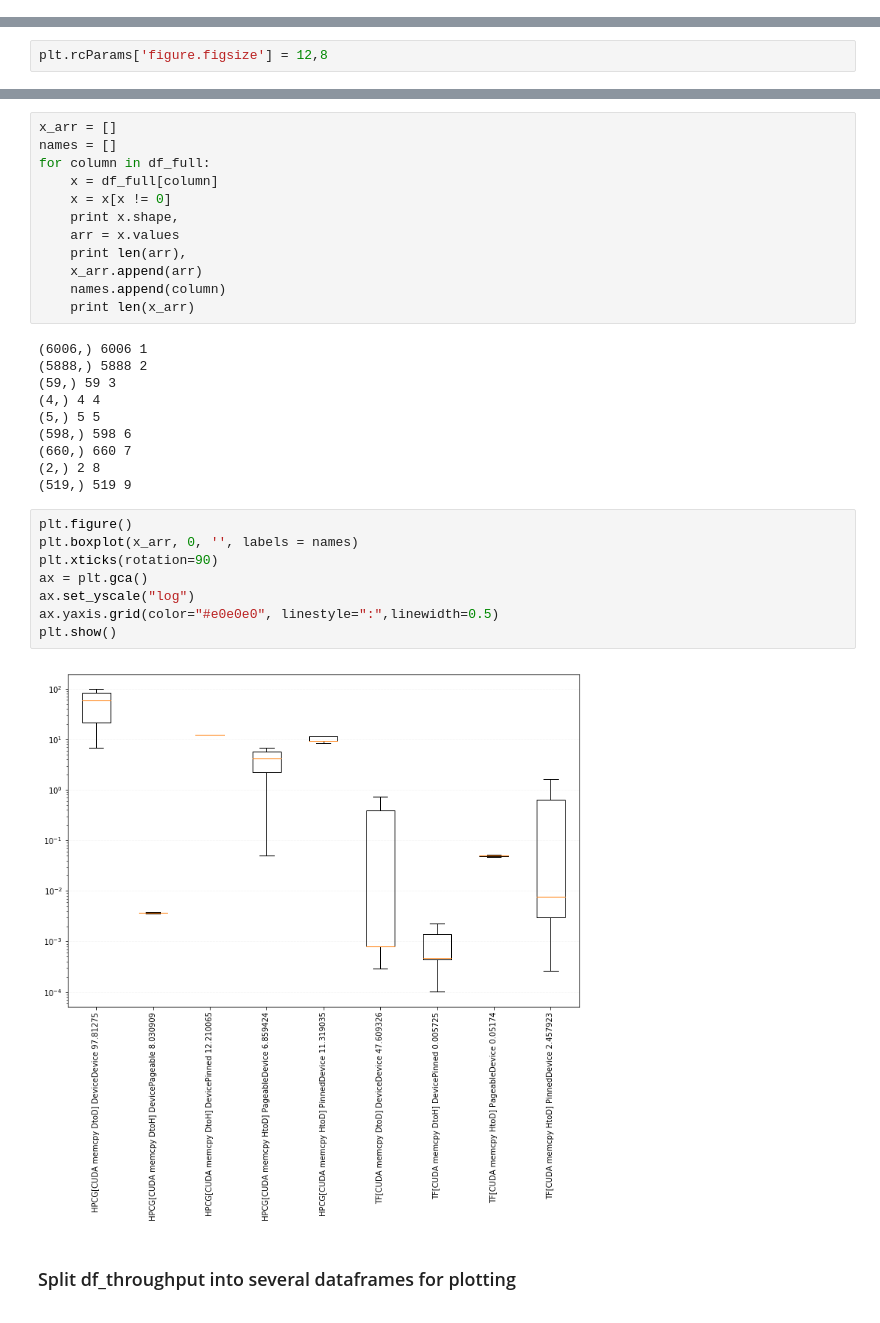
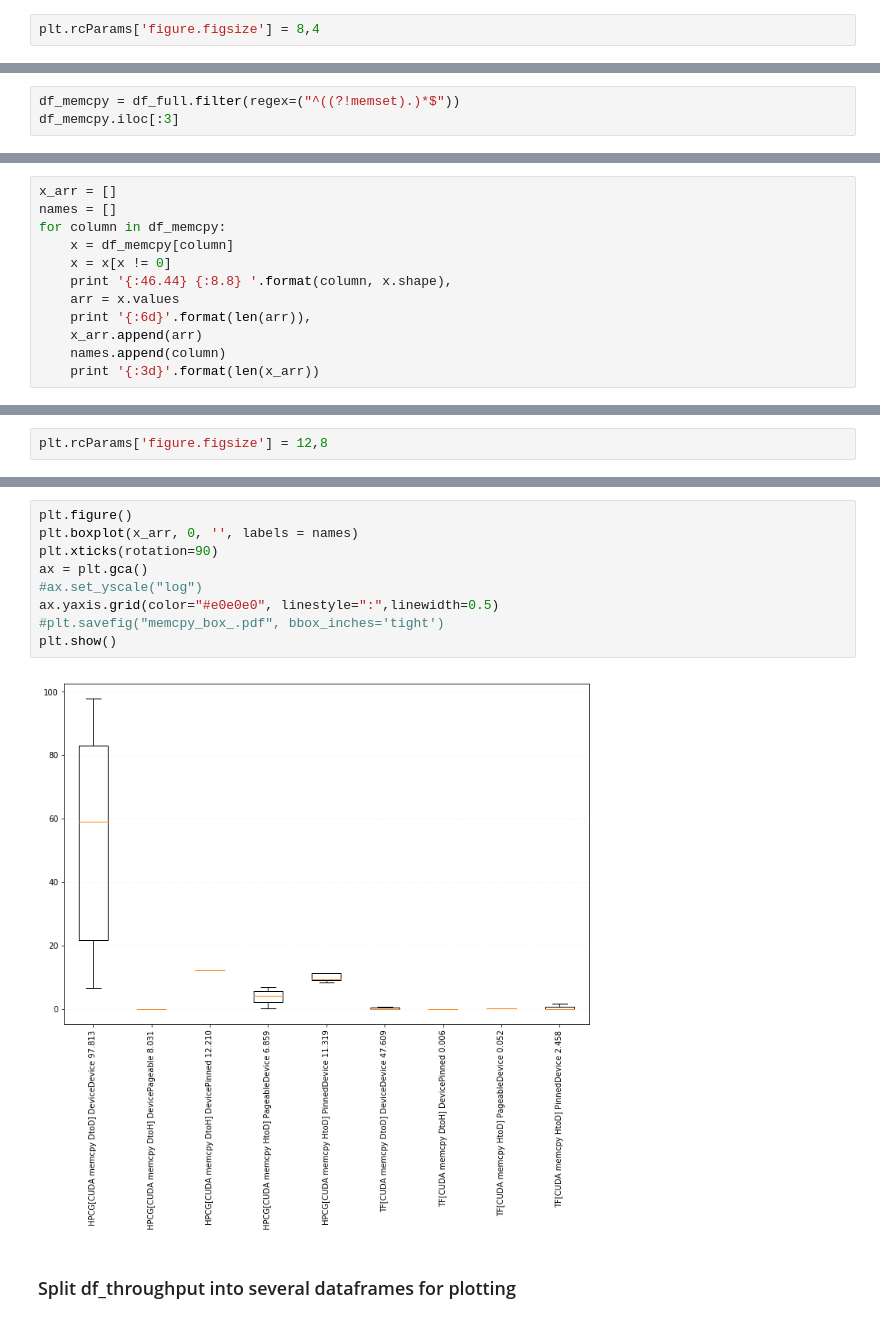
Before and after one commit to pyotr777/mlbenchmarks, a Jupyter notebook: Pandas read plot compare.ipynb, the cells around one changed output, grey strips where cells are left out. Drawn from its saved outputs; the diff is of its cells as text.

```diff
--- a/Pandas read plot compare.ipynb
+++ b/Pandas read plot compare.ipynb
@@ -171,0 +212,2 @@ df_hpcg_throughput.iloc[:5]
+# %%
+plt.rcParams['figure.figsize'] = 8,4
@@ -171,0 +221,3 @@ df_hpcg_throughput.iloc[:5]
+# %%
+df_memcpy = df_full.filter(regex=("^((?!memset).)*$"))
+df_memcpy.iloc[:3]
@@ -171,0 +230,12 @@ df_hpcg_throughput.iloc[:5]
+# %%
+x_arr = []
+names = []
+for column in df_memcpy:
+    x = df_memcpy[column]
+    x = x[x != 0]
+    print '{:46.44} {:8.8} '.format(column, x.shape),
+    arr = x.values
+    print '{:6d}'.format(len(arr)),
+    x_arr.append(arr)
+    names.append(column)
+    print '{:3d}'.format(len(x_arr))
@@ -234,35 +254,14 @@ dfc.iloc[:5]
-# %%
-x_arr = []
-names = []
-for column in df_full:
-    x = df_full[column]
-    x = x[x != 0]
-    print x.shape,
-    arr = x.values
-    print len(arr),
-    x_arr.append(arr)
-    names.append(column)
-    print len(x_arr)
-# %% [output]
-(6006,) 6006 1
-(5888,) 5888 2
-(59,) 59 3
-(4,) 4 4
-(5,) 5 5
-(598,) 598 6
-(660,) 660 7
-(2,) 2 8
-(519,) 519 9
 # %%
 plt.figure()
 plt.boxplot(x_arr, 0, '', labels = names)
 plt.xticks(rotation=90)
 ax = plt.gca()
-ax.set_yscale("log")
+#ax.set_yscale("log")
 ax.yaxis.grid(color="#e0e0e0", linestyle=":",linewidth=0.5)
+#plt.savefig("memcpy_box_.pdf", bbox_inches='tight')
 plt.show()
 # %% [output]
-[figure, old version]
+[figure, new version]
 # %% [markdown]
 ### Split df_throughput into several dataframes for plotting
 # %%
```
Also changed, not shown: parts of 20 cells of this notebook, 1 other file.
